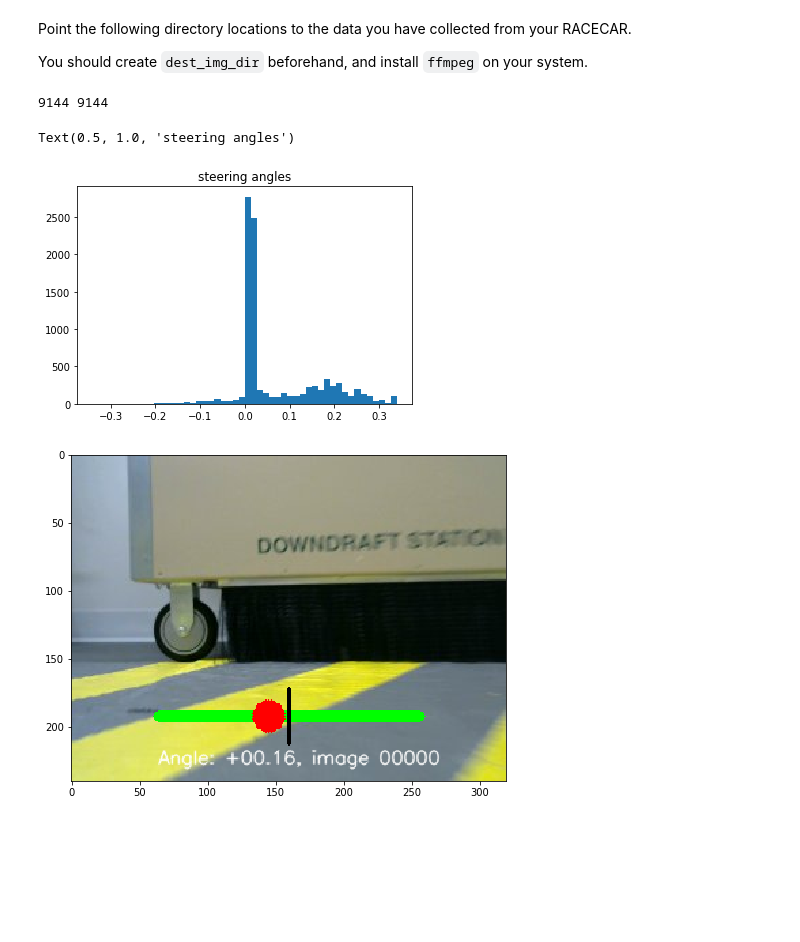
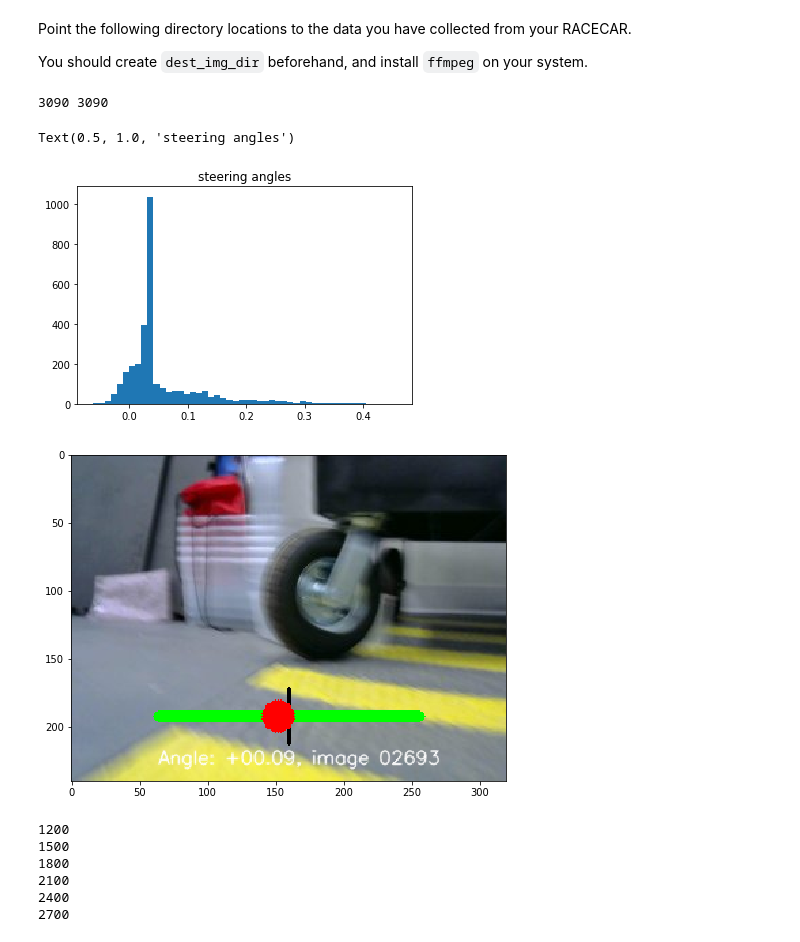
Before and after one commit to mmaz/imitation_learning_lab, a Jupyter notebook: visualize_drive.ipynb, the cells around one changed output. Cells and saved outputs as stored; diff of their text form; code cells hidden in the pictures; blank space fills up the shorter version.

```diff
--- a/visualize_drive.ipynb
+++ b/visualize_drive.ipynb
@@ -15,18 +15,16 @@ Point the following directory locations to the data you have collected from your
 
 You should create `dest_img_dir` beforehand, and install `ffmpeg` on your system.
 # %%
-working_directory = "../"
-
 # saved csv from car
-driving_data = working_directory + "data_and_models/collects/run_04_03_14_09/run_04_03_14_09.csv"
+driving_data = "../data_and_models/inference/result_04_03_20_54/run_04_03_20_54.csv"
 
 # directory location of car images
-parent_dir   = working_directory + "data_and_models/collects/run_04_03_14_09/"
+parent_dir   = "../data_and_models/inference/result_04_03_20_54/"
 
 # write imgs to folder
-dest_img_dir = working_directory + "viz_tables/"
+dest_img_dir = "../viz_tables/"
 
-output_video_location = working_directory + "tables.mp4"
+output_video_location = "../tables.mp4"
 
 if not(os.path.exists(dest_img_dir) and os.path.isdir(dest_img_dir)):
     raise ValueError("create " + dest_img_dir)
@@ -47,13 +45,13 @@ with open(driving_data) as fh:
 
 print(len(imgs), len(ngls))
 # %% [output]
-9144 9144
+3090 3090
 # %%
 plt.hist(ngls, bins=50);
 plt.gca().set_title("steering angles")
 # %% [output]
 Text(0.5, 1.0, 'steering angles')
-[figure, old version]
+[figure, new version]
 # %%
 def viz_angle(idx, img, angle, ground_truth=None):
 
@@ -105,17 +103,18 @@ def pilotnet_crop(image):
 # %%
 idx = random.randint(0,len(imgs)-1)
 
 img = cv.imread(imgs[idx])
 
-img = split_lcr(img)[1]
+# to visualize trainingdata:
+#img = split_lcr(img)[1]
 
-result= viz_angle(0, np.copy(img), ngls[idx])
+result= viz_angle(idx, np.copy(img), ngls[idx])
 
 fig,ax = plt.subplots()
 ax.imshow(cv.cvtColor(result, cv.COLOR_BGR2RGB))
 fig.set_size_inches(8,6)
 # %% [output]
-[figure, old version]
+[figure, new version]
 # %%
 # optional - visualize predictions
 model = load_model("./model_1/pilotnet-RACECAR-006.h5")
@@ -122,19 +124,39 @@ model = load_model("./model_1/pilotnet-RACECAR-006.h5")
 # %%
+TRAINING = False
+PREDICT  = False
+
+offset_idx = 930
+ending_idx = 2900
+
 # write images with visualized angles (NOTE: overwrites any existing images)
 for idx, (imgfn, ngl) in enumerate(zip(imgs, ngls)):
+    if idx < offset_idx:
+        continue
+    if idx > ending_idx:
+        break
+
     if idx % 300 == 0:
         print(idx)
     img = cv.imread(imgfn)
 
-    #visualize groundtruth for training data
-    img = split_lcr(img)[1]
-    # predict using the loaded model
-    crop = pilotnet_crop(img)
-    ngl = model.predict(np.array([crop]))[0][0]
+    if TRAINING:
+        #visualize groundtruth for training data
+        img = split_lcr(img)[1]
+    if PREDICT:
+        # predict using the loaded model
+        crop = pilotnet_crop(img)
+        ngl = model.predict(np.array([crop]))[0][0]
 
     viz = viz_angle(idx, img, ngl)
     output_fn = dest_img_dir + "{:05d}.jpg".format(idx)
     cv.imwrite(output_fn, viz)
+# %% [output]
+1200
+1500
+1800
+2100
+2400
+2700
 # %%
 #save video (NOTE: overwrites any existing video with the same name
 ffmpeg = """ffmpeg -y -framerate 30 -pattern_type glob -i '*.jpg' -c:v libx264 -profile:v high -crf 26 -pix_fmt yuv420p {}"""
```
Also changed, not shown: parts of 1 cell of this notebook, 1 other file.
